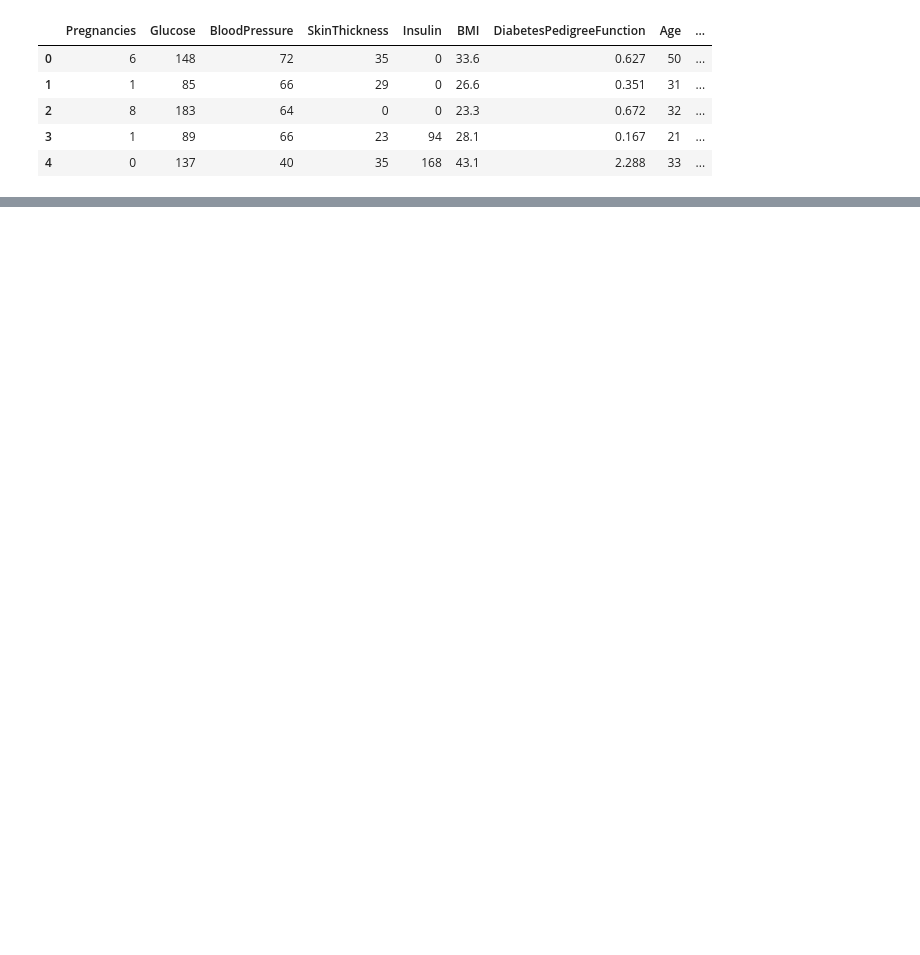
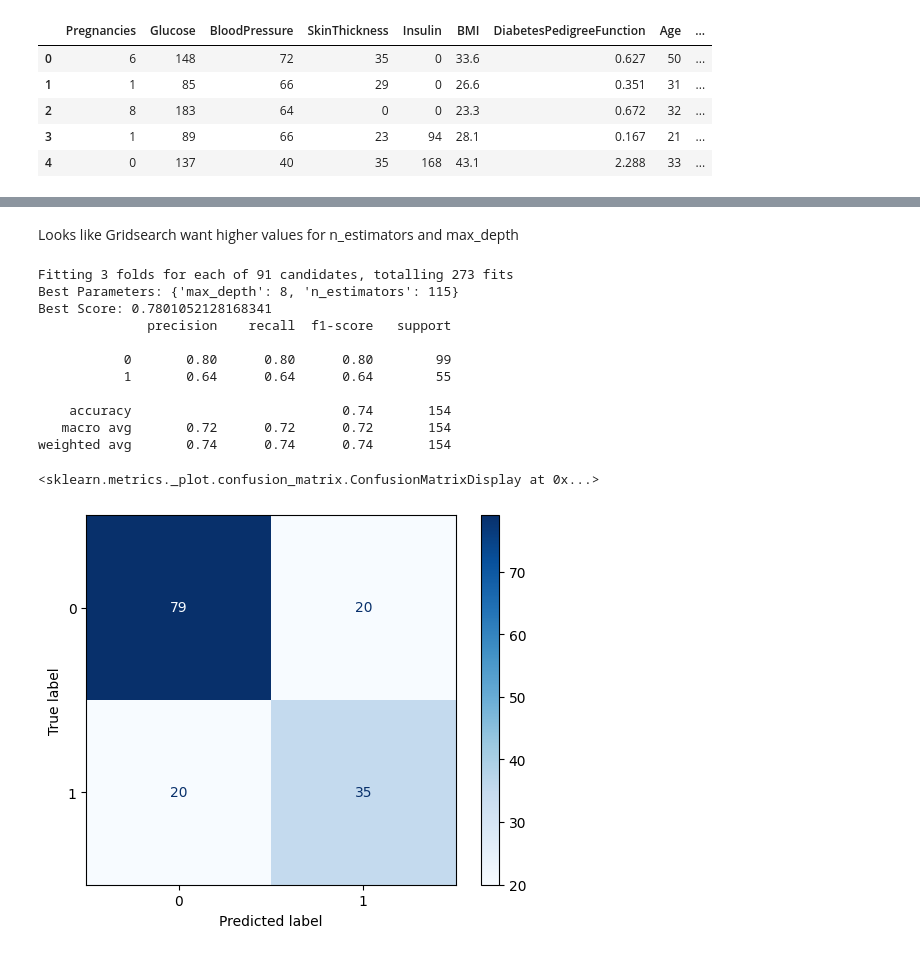
Before and after one commit to Timo4D/MachineLearning-SoSe2024, a Jupyter notebook: random_forrest.ipynb, the cells around one changed output, grey strips where cells are left out. Cells and saved outputs as stored; diff of their text form; code cells hidden in the pictures; blank space fills up the shorter version.

```diff
--- a/random_forrest.ipynb
+++ b/random_forrest.ipynb
@@ -15,0 +105,44 @@ data.head()
+# %% [markdown]
+Looks like Gridsearch want higher values for n_estimators and max_depth
+# %%
+param_grid = {
+    'n_estimators': [50, 75, 100, 125, 130, 115, 110, 105, 200, 250, 300, 400, 500],
+    'max_depth': [4, 5, 6, 7, 8, 9, 10]
+}
+
+forest = RandomForestClassifier(random_state=42)
+
+grid_search = GridSearchCV(estimator=forest, param_grid=param_grid, cv=3, n_jobs=-1, verbose=2)
+grid_search.fit(X_train, y_train)
+
+best_params = grid_search.best_params_
+best_score = grid_search.best_score_
+
+print(f'Best Parameters: {best_params}')
+print(f'Best Score: {best_score}')
+
+optimized_forest = RandomForestClassifier(**best_params, random_state=42)
+optimized_forest.fit(X_train, y_train)
+
+# Predict on the test set
+y_pred_optimized = optimized_forest.predict(X_test)
+
+# Evaluate the optimized classifier
+print(classification_report(y_test, optimized_forest.predict(X_test)))
+cm = confusion_matrix(y_test, optimized_forest.predict(X_test))
+disp = ConfusionMatrixDisplay(confusion_matrix=cm, display_labels=np.unique(optimized_forest.predict(X_test)))
+disp.plot(cmap=plt.cm.Blues)
+# %% [output]
+Fitting 3 folds for each of 91 candidates, totalling 273 fits
+Best Parameters: {'max_depth': 8, 'n_estimators': 115}
+Best Score: 0.7801052128168341
+              precision    recall  f1-score   support
+
+           0       0.80      0.80      0.80        99
+           1       0.64      0.64      0.64        55
+
+    accuracy                           0.74       154
+   macro avg       0.72      0.72      0.72       154
+weighted avg       0.74      0.74      0.74       154
+<sklearn.metrics._plot.confusion_matrix.ConfusionMatrixDisplay at 0x...>
+[figure, added]
```
Also changed, not shown: parts of 7 cells of this notebook, 2 other files.
